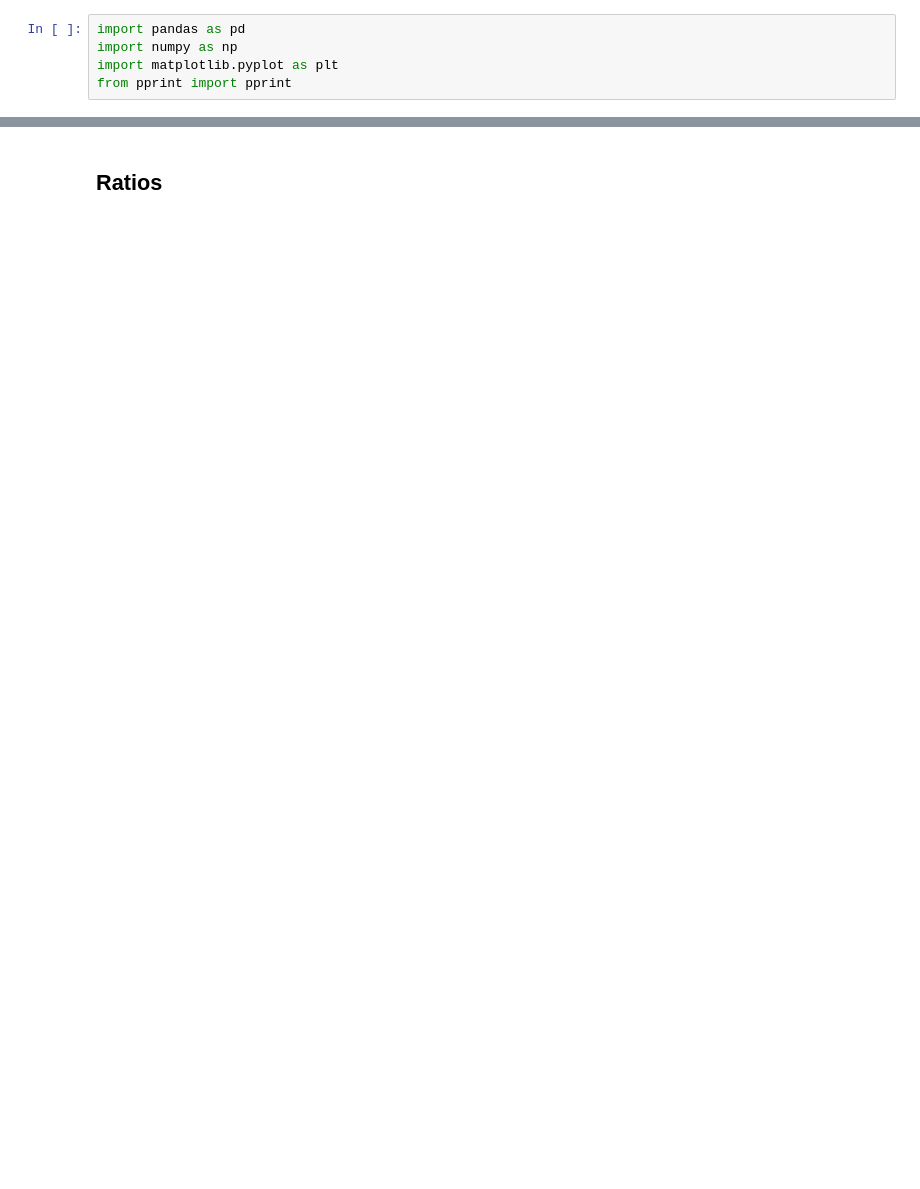
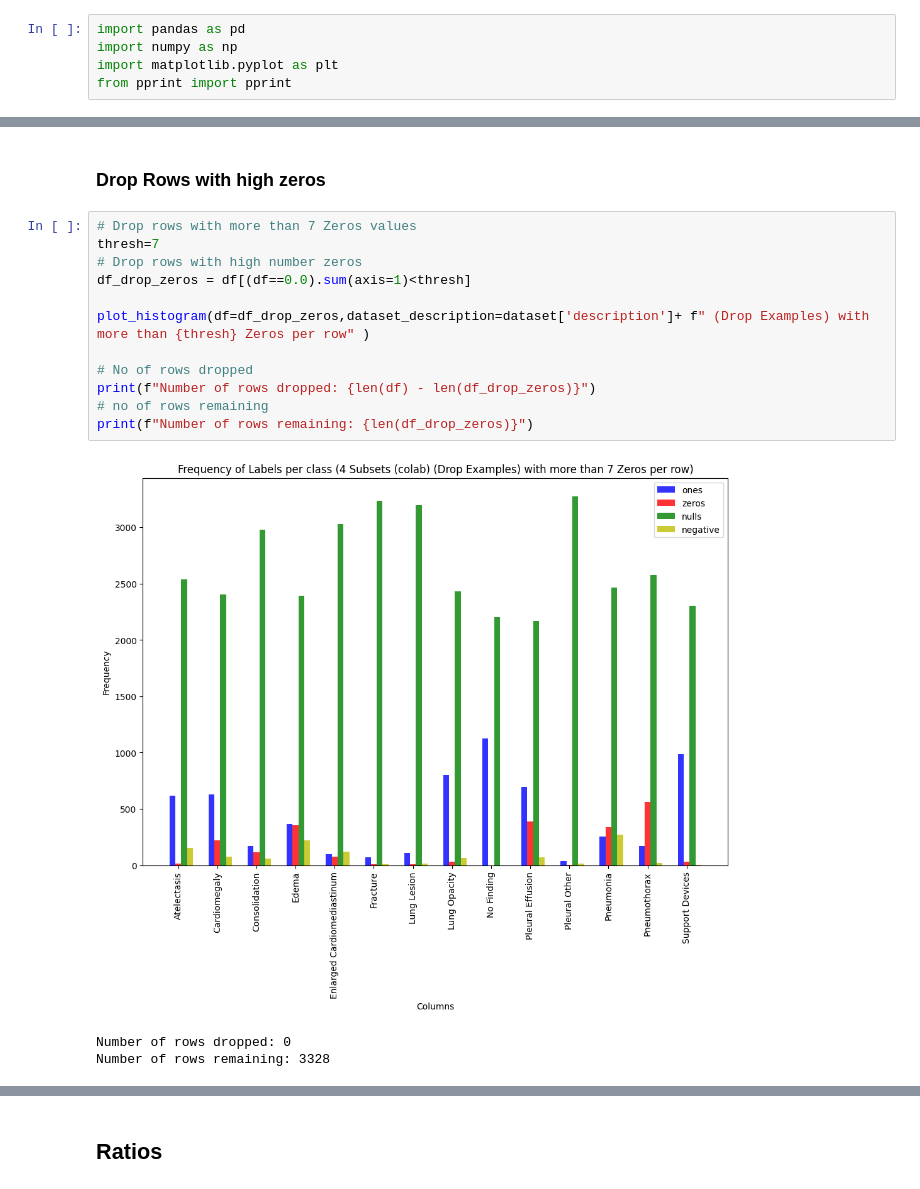
Before and after one commit to BasmaElhoseny01/X-Reporto-AI, a Jupyter notebook: note_books/Heat Maps Classes Weights.ipynb, the cells around one changed output, grey strips where cells are left out. Saved outputs shown, nothing was run; the diff lists cells and outputs as text; blank space fills up the shorter version.

```diff
--- a/note_books/Heat Maps Classes Weights.ipynb
+++ b/note_books/Heat Maps Classes Weights.ipynb
@@ -140,0 +95,18 @@ print(average)
+# %% [markdown]
+### Drop Rows with high zeros
+# %%
+# Drop rows with more than 7 Zeros values
+thresh=7
+# Drop rows with high number zeros
+df_drop_zeros = df[(df==0.0).sum(axis=1)<thresh]
+
+plot_histogram(df=df_drop_zeros,dataset_description=dataset['description']+ f" (Drop Examples) with more than {thresh} Zeros per row" )
+
+# No of rows dropped
+print(f"Number of rows dropped: {len(df) - len(df_drop_zeros)}")
+# no of rows remaining
+print(f"Number of rows remaining: {len(df_drop_zeros)}")
+# %% [output]
+[figure, added]
+Number of rows dropped: 0
+Number of rows remaining: 3328
```
Also changed, not shown: parts of 21 cells of this notebook, 1 other file.
